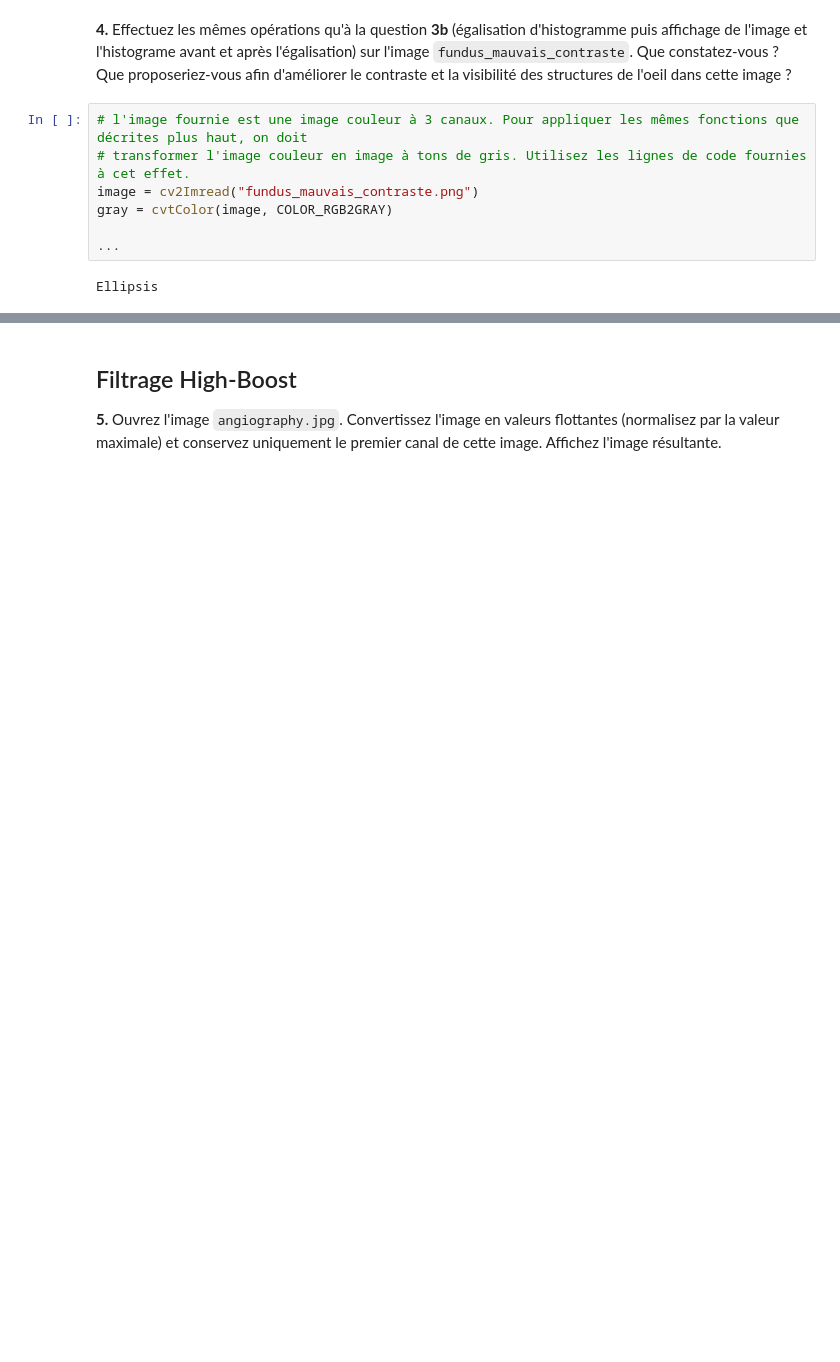
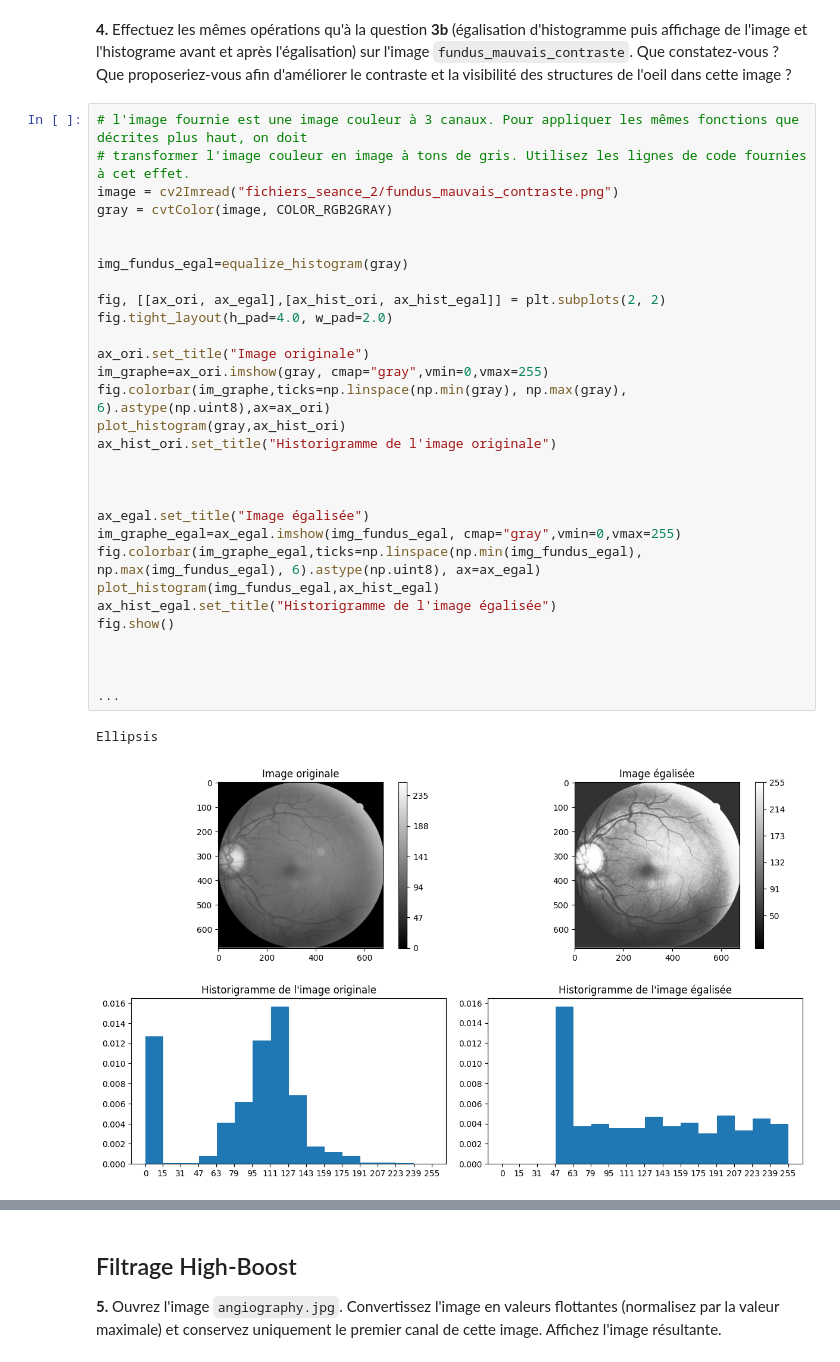
Before and after one commit to lashlone/GBM8770-Programmation, a Jupyter notebook: TP1 Qualité dimage et analyse de signaux 1D-20240912/tp1_seance2.ipynb, the cells around one changed output, grey strips where cells are left out. Drawn from its saved outputs; the diff is of its cells as text; blank space fills up the shorter version.

```diff
--- a/TP1 Qualité dimage et analyse de signaux 1D-20240912/tp1_seance2.ipynb
+++ b/TP1 Qualité dimage et analyse de signaux 1D-20240912/tp1_seance2.ipynb
@@ -51,9 +106,33 @@ def equalize_histogram(img):
 # %%
 # l'image fournie est une image couleur à 3 canaux. Pour appliquer les mêmes fonctions que décrites plus haut, on doit
 # transformer l'image couleur en image à tons de gris. Utilisez les lignes de code fournies à cet effet.
-image = cv2Imread("fundus_mauvais_contraste.png")
+image = cv2Imread("fichiers_seance_2/fundus_mauvais_contraste.png")
 gray = cvtColor(image, COLOR_RGB2GRAY)
 
+
+img_fundus_egal=equalize_histogram(gray)
+
+fig, [[ax_ori, ax_egal],[ax_hist_ori, ax_hist_egal]] = plt.subplots(2, 2)
+fig.tight_layout(h_pad=4.0, w_pad=2.0)
+
+ax_ori.set_title("Image originale")
+im_graphe=ax_ori.imshow(gray, cmap="gray",vmin=0,vmax=255)
+fig.colorbar(im_graphe,ticks=np.linspace(np.min(gray), np.max(gray), 6).astype(np.uint8),ax=ax_ori)
+plot_histogram(gray,ax_hist_ori)
+ax_hist_ori.set_title("Historigramme de l'image originale")
+
+
+
+ax_egal.set_title("Image égalisée")
+im_graphe_egal=ax_egal.imshow(img_fundus_egal, cmap="gray",vmin=0,vmax=255)
+fig.colorbar(im_graphe_egal,ticks=np.linspace(np.min(img_fundus_egal), np.max(img_fundus_egal), 6).astype(np.uint8), ax=ax_egal)
+plot_histogram(img_fundus_egal,ax_hist_egal)
+ax_hist_egal.set_title("Historigramme de l'image égalisée")
+fig.show()
+
+
+
 ...
 # %% [output]
 Ellipsis
+[figure, added]
```
Also changed, not shown: parts of 16 cells of this notebook, 1 other file.
